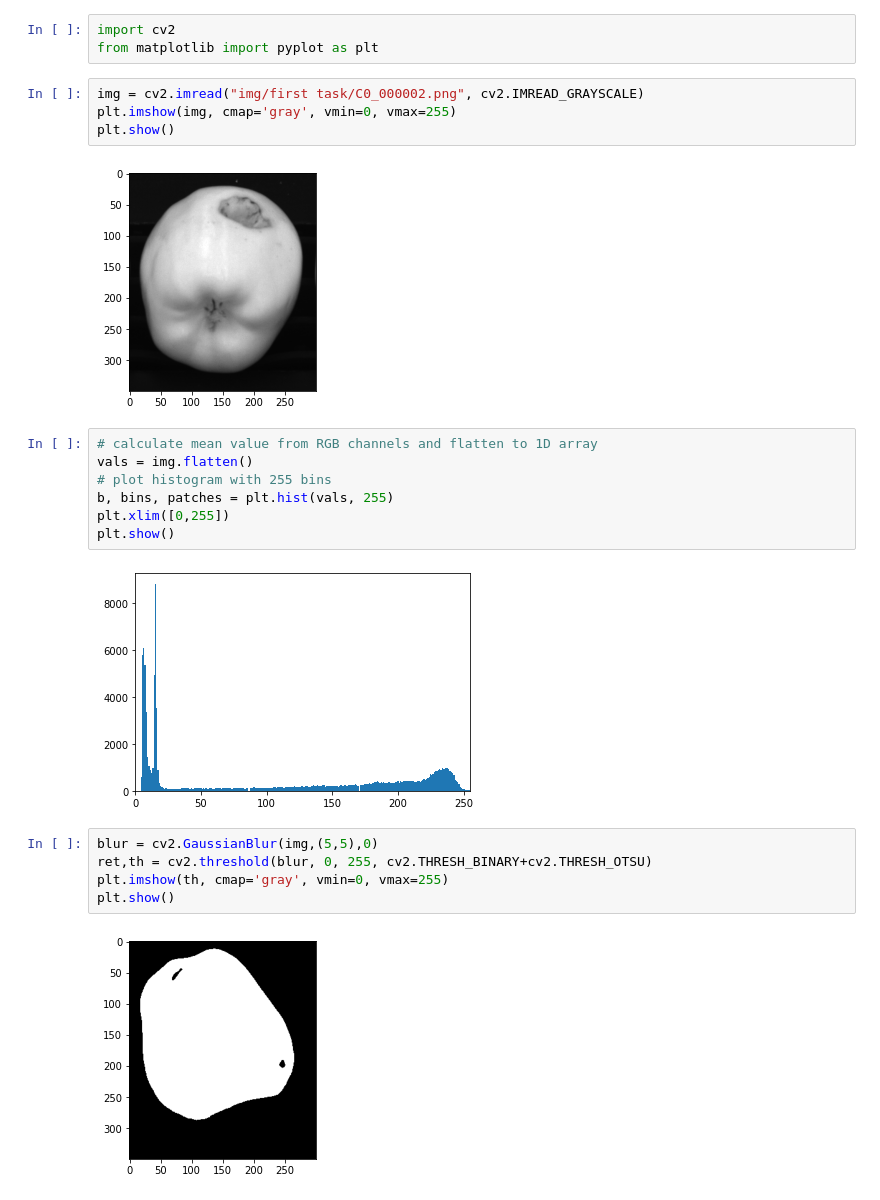
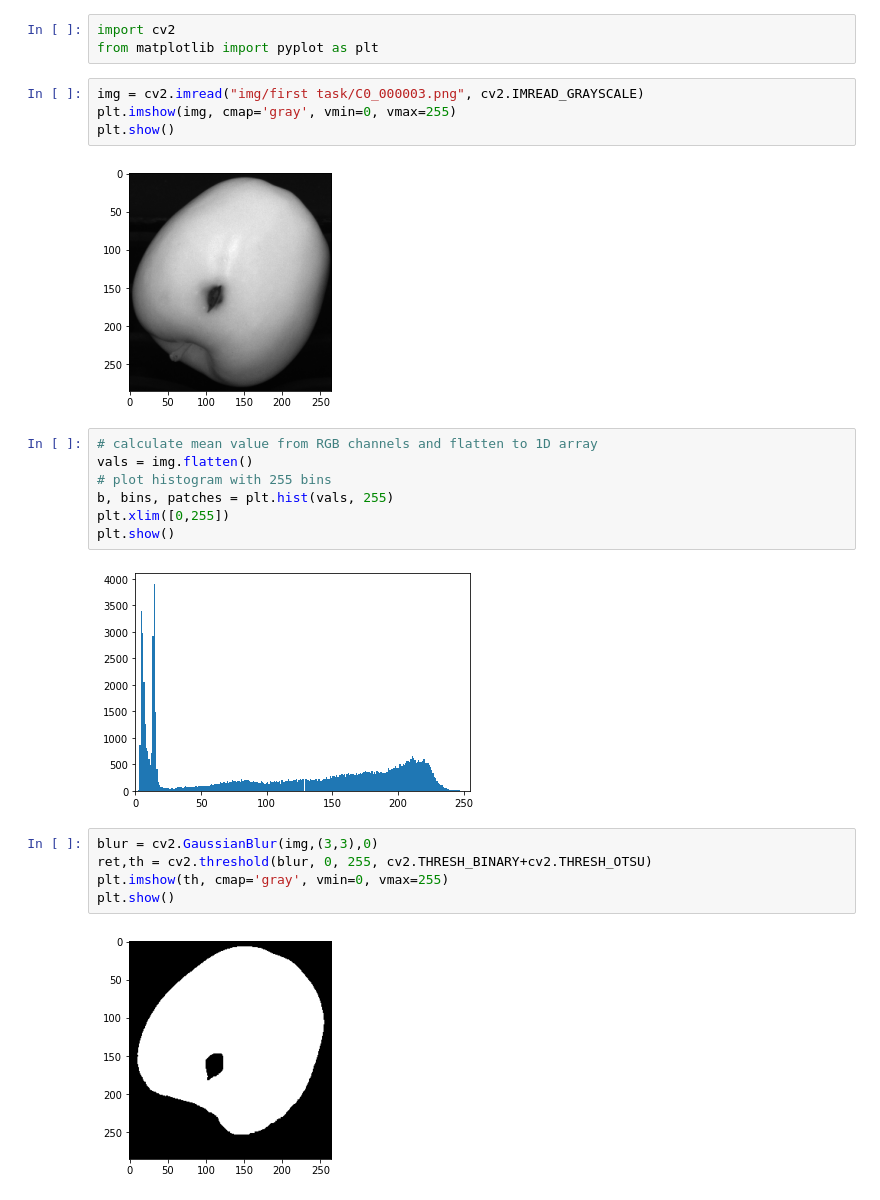
Before and after one commit to valentinaboriano/Computer-Vision, a Jupyter notebook: fruit-inspection.ipynb, the cells around one changed output. Saved outputs shown, nothing was run; the diff lists cells and outputs as text.

```diff
--- a/fruit-inspection.ipynb
+++ b/fruit-inspection.ipynb
@@ -4,11 +4,11 @@
 import cv2
 from matplotlib import pyplot as plt
 # %%
-img = cv2.imread("img/first task/C0_000002.png", cv2.IMREAD_GRAYSCALE)
+img = cv2.imread("img/first task/C0_000003.png", cv2.IMREAD_GRAYSCALE)
 plt.imshow(img, cmap='gray', vmin=0, vmax=255)
 plt.show()
 # %% [output]
-[figure, old version]
+[figure, new version]
 # %%
 # calculate mean value from RGB channels and flatten to 1D array
 vals = img.flatten()
@@ -17,11 +17,11 @@ b, bins, patches = plt.hist(vals, 255)
 plt.xlim([0,255])
 plt.show()
 # %% [output]
-[figure, old version]
+[figure, new version]
 # %%
-blur = cv2.GaussianBlur(img,(5,5),0)
+blur = cv2.GaussianBlur(img,(3,3),0)
 ret,th = cv2.threshold(blur, 0, 255, cv2.THRESH_BINARY+cv2.THRESH_OTSU)
 plt.imshow(th, cmap='gray', vmin=0, vmax=255)
 plt.show()
 # %% [output]
-[figure, old version]
+[figure, new version]
```
